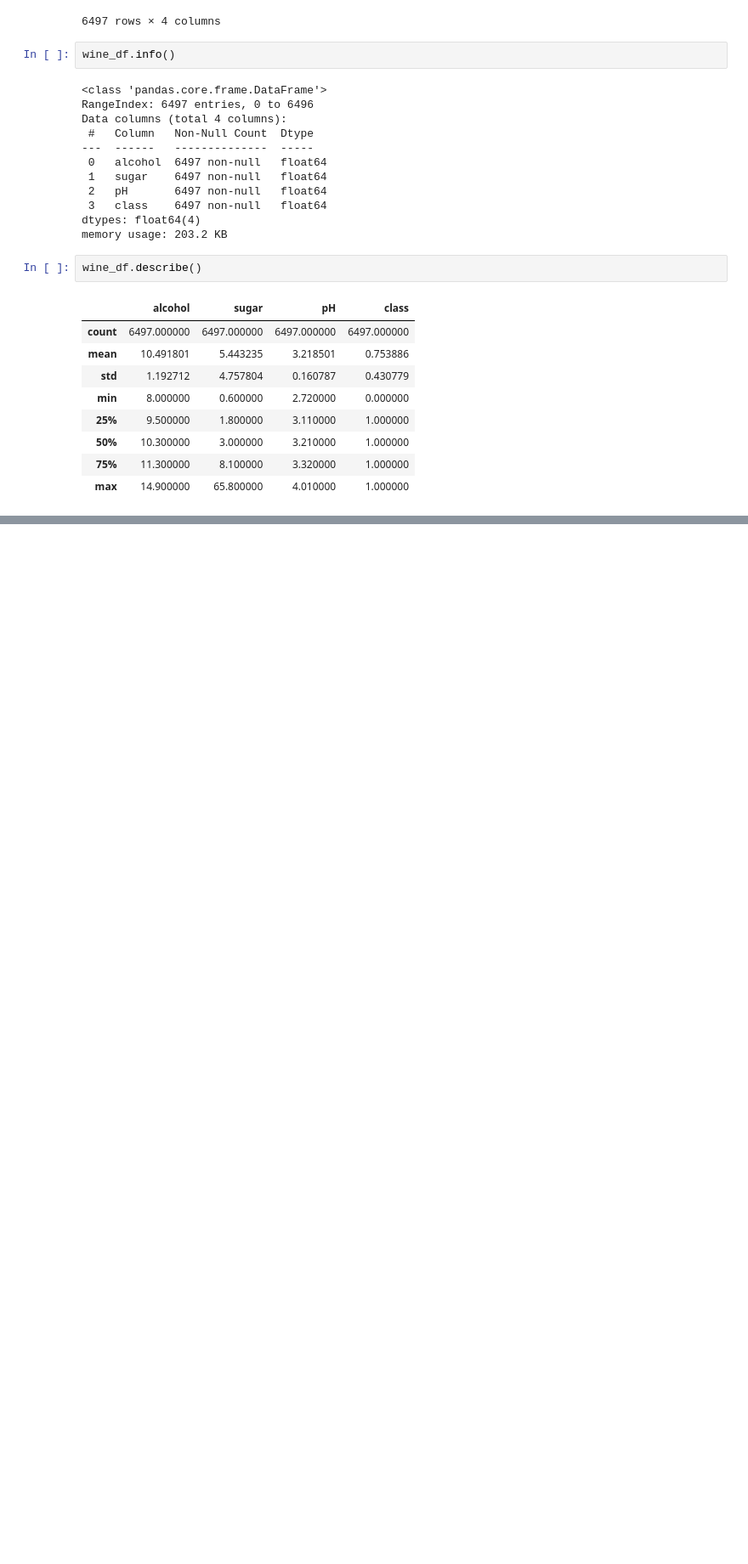
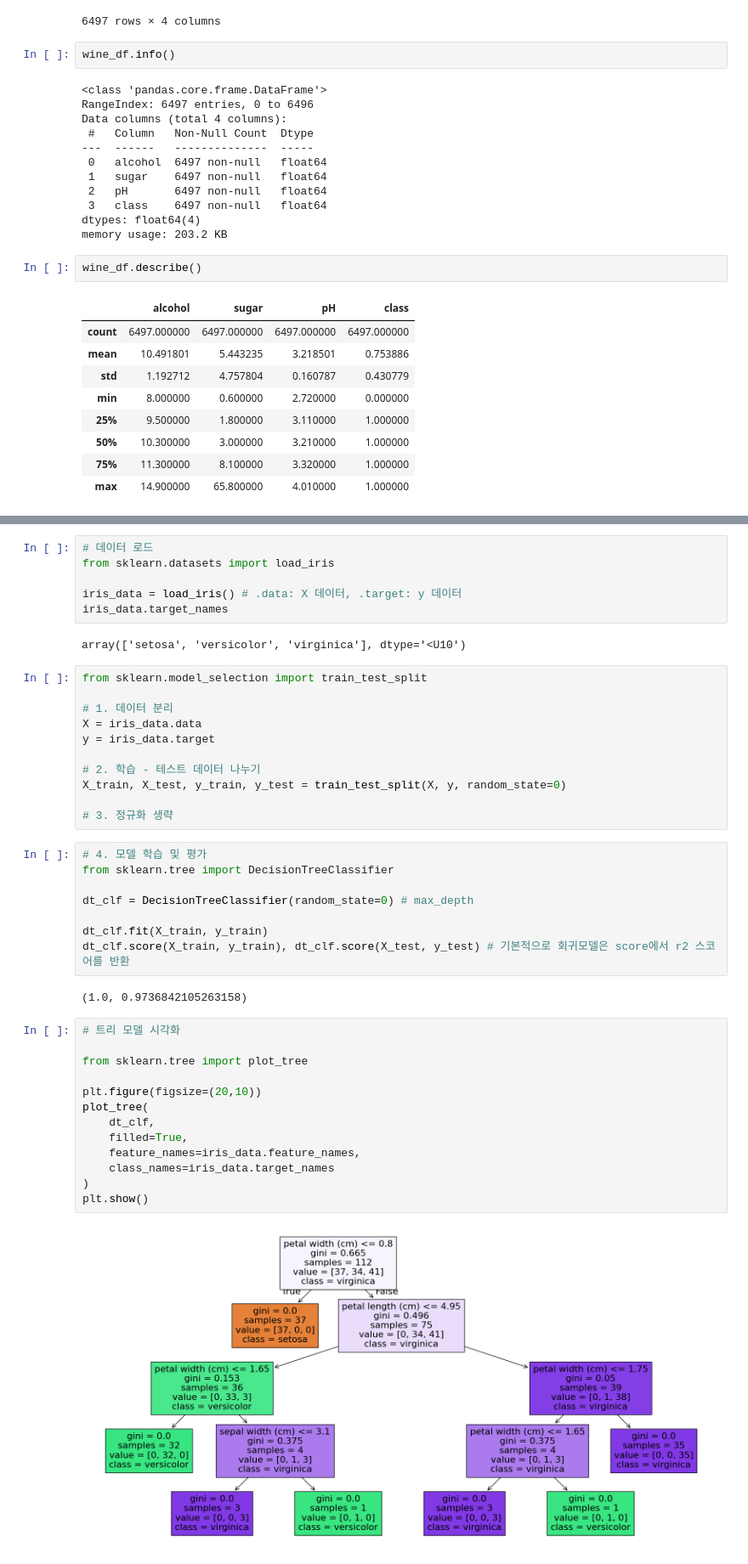
Before and after one commit to yugyeongh/encore_skn11, a Jupyter notebook: 05_ml-workspace/04_classification/02_decision_tree.ipynb, the cells around one changed output, grey strips where cells are left out. Shown at 85% size. Cells and saved outputs as stored; diff of their text form; blank space fills up the shorter version.

```diff
--- a/05_ml-workspace/04_classification/02_decision_tree.ipynb
+++ b/05_ml-workspace/04_classification/02_decision_tree.ipynb
@@ -163,0 +221,44 @@ Name: count, dtype: int64
+# %%
+# 데이터 로드
+from sklearn.datasets import load_iris
+
+iris_data = load_iris() # .data: X 데이터, .target: y 데이터
+iris_data.target_names
+# %% [output]
+array(['setosa', 'versicolor', 'virginica'], dtype='<U10')
+# %%
+from sklearn.model_selection import train_test_split
+
+# 1. 데이터 분리
+X = iris_data.data
+y = iris_data.target
+
+# 2. 학습 - 테스트 데이터 나누기
+X_train, X_test, y_train, y_test = train_test_split(X, y, random_state=0)
+
+# 3. 정규화 생략
+# %%
+# 4. 모델 학습 및 평가
+from sklearn.tree import DecisionTreeClassifier
+
+dt_clf = DecisionTreeClassifier(random_state=0) # max_depth
+
+dt_clf.fit(X_train, y_train)
+dt_clf.score(X_train, y_train), dt_clf.score(X_test, y_test) # 기본적으로 회귀모델은 score에서 r2 스코어를 반환
+# %% [output]
+(1.0, 0.9736842105263158)
+# %%
+# 트리 모델 시각화
+
+from sklearn.tree import plot_tree
+
+plt.figure(figsize=(20,10))
+plot_tree(
+    dt_clf,
+    filled=True,
+    feature_names=iris_data.feature_names,
+    class_names=iris_data.target_names
+)
+plt.show()
+# %% [output]
+[figure, added]
```
Also changed, not shown: parts of 17 cells of this notebook, 3 other files.
